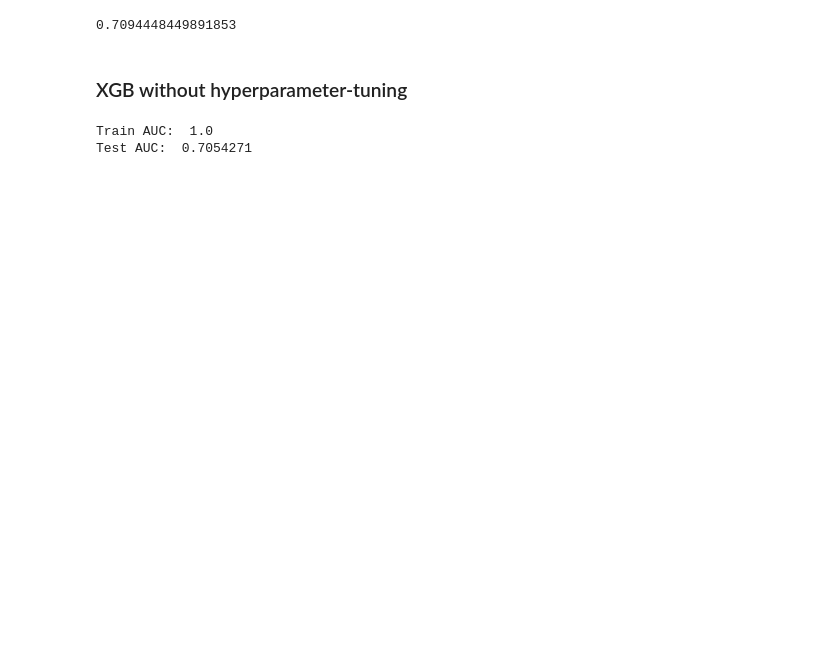
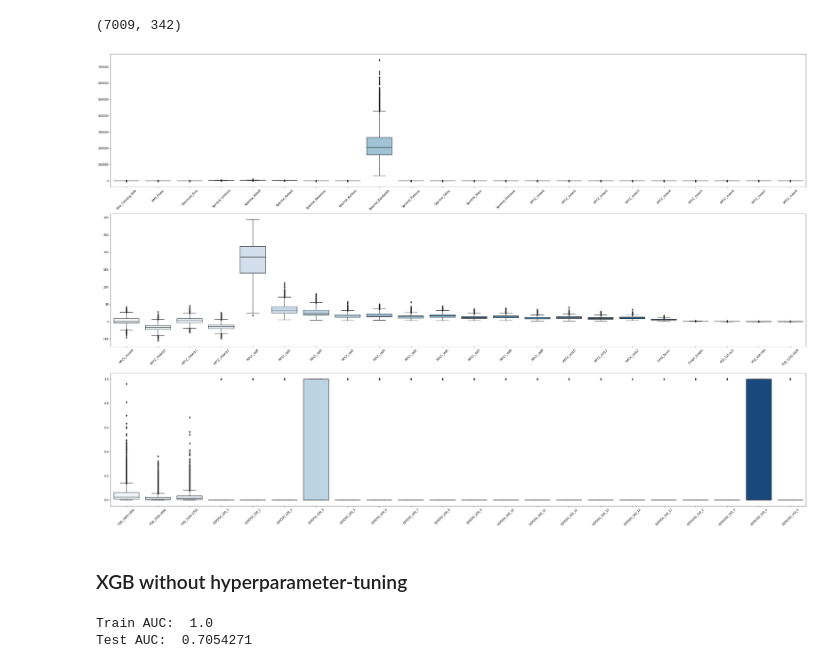
Before and after one commit to clelf/ML_Project2, a Jupyter notebook: scripts/XGBoost_tuned.ipynb, the cells around one changed output. Cells and saved outputs as stored; diff of their text form; code cells hidden in the pictures; blank space fills up the shorter version.

```diff
--- a/scripts/XGBoost_tuned.ipynb
+++ b/scripts/XGBoost_tuned.ipynb
@@ -29,10 +29,14 @@ X_train, X_test, y_train, y_test = ih.train_test_split_on_index(features = df.dr
                                                                 label = df["Label"])
 
 ## Train naive regression model
-logit_naive = LogisticRegression(max_iter = 1000).fit(X_train, y_train)
-logit_naive.score(X_test, y_test)
+#logit_naive = LogisticRegression(max_iter = 1000).fit(X_train, y_train)
+#logit_naive.score(X_test, y_test)
-# %% [output]
-0.7094448449891853
+# %%
+boxplot_features(df)
+df.shape
+# %% [output]
+(7009, 342)
+[figure, added]
 # %% [markdown]
 ### XGB without hyperparameter-tuning
 # %%
```
Also changed, not shown: parts of 2 cells of this notebook, 6 other files.
